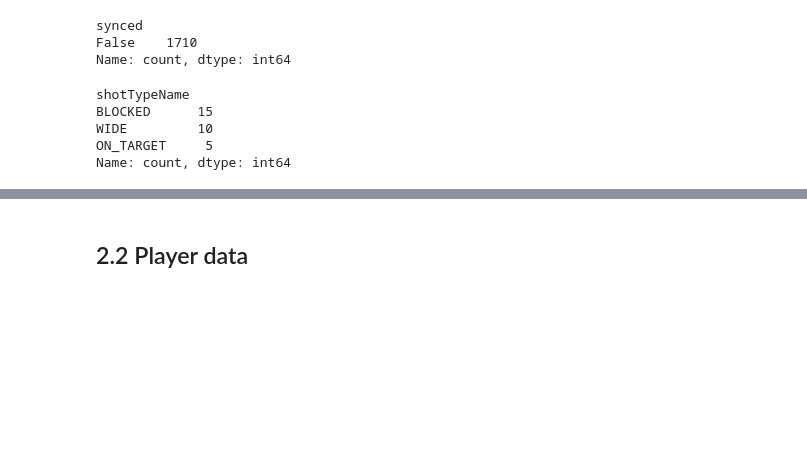
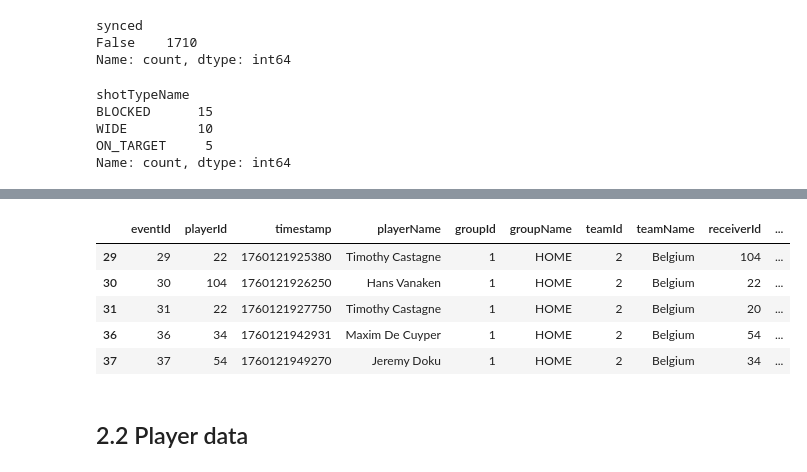
Before and after one commit to MarijnSt/belgium-north-macedonia-analysis, a Jupyter notebook: notebooks/data_exploration.ipynb, the cells around one changed output, grey strips where cells are left out. Saved outputs shown, nothing was run; the diff lists cells and outputs as text; code cells hidden in the pictures; blank space fills up the shorter version.

```diff
--- a/notebooks/data_exploration.ipynb
+++ b/notebooks/data_exploration.ipynb
@@ -213,3 +222,15 @@ Name: count, dtype: int64
+# %%
+events_data[
+    (events_data["baseTypeName"] == "PASS") &
+    (events_data["startPosXM"] >= 17.5)
+].head()
+# %% [output]
+|  | eventId | playerId | timestamp | playerName | groupId | groupName | teamId | teamName | receiverId | ... |
+| 29 | 29 | 22 | 1760121925380 | Timothy Castagne | 1 | HOME | 2 | Belgium | 104 | ... |
+| 30 | 30 | 104 | 1760121926250 | Hans Vanaken | 1 | HOME | 2 | Belgium | 22 | ... |
+| 31 | 31 | 22 | 1760121927750 | Timothy Castagne | 1 | HOME | 2 | Belgium | 20 | ... |
+| 36 | 36 | 34 | 1760121942931 | Maxim De Cuyper | 1 | HOME | 2 | Belgium | 54 | ... |
+| 37 | 37 | 54 | 1760121949270 | Jeremy Doku | 1 | HOME | 2 | Belgium | 34 | ... |
 # %% [markdown]
 ## 2.2 Player data
 # %%
```
Also changed, not shown: parts of 2 cells of this notebook, 2 other files.
